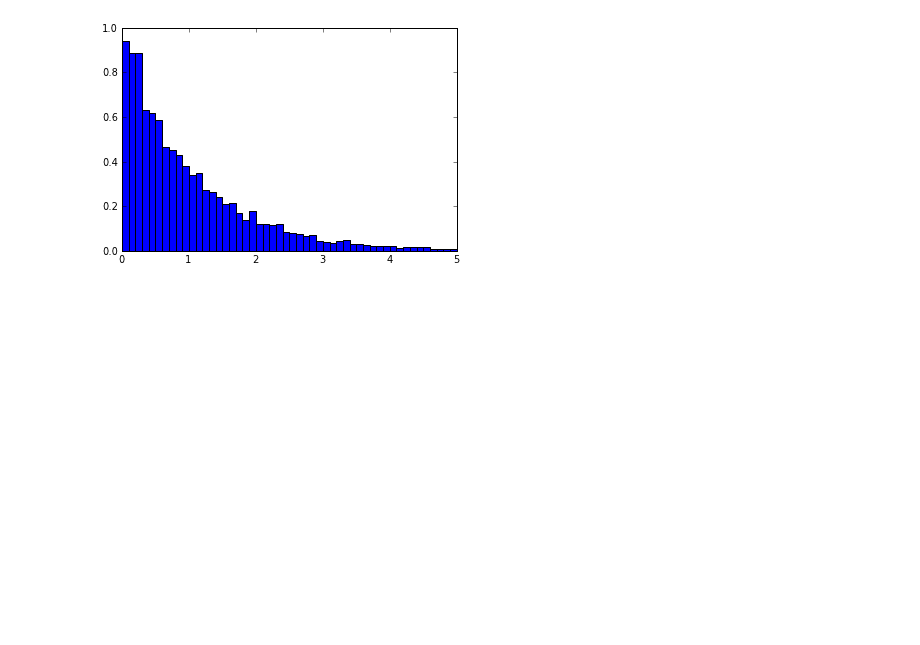
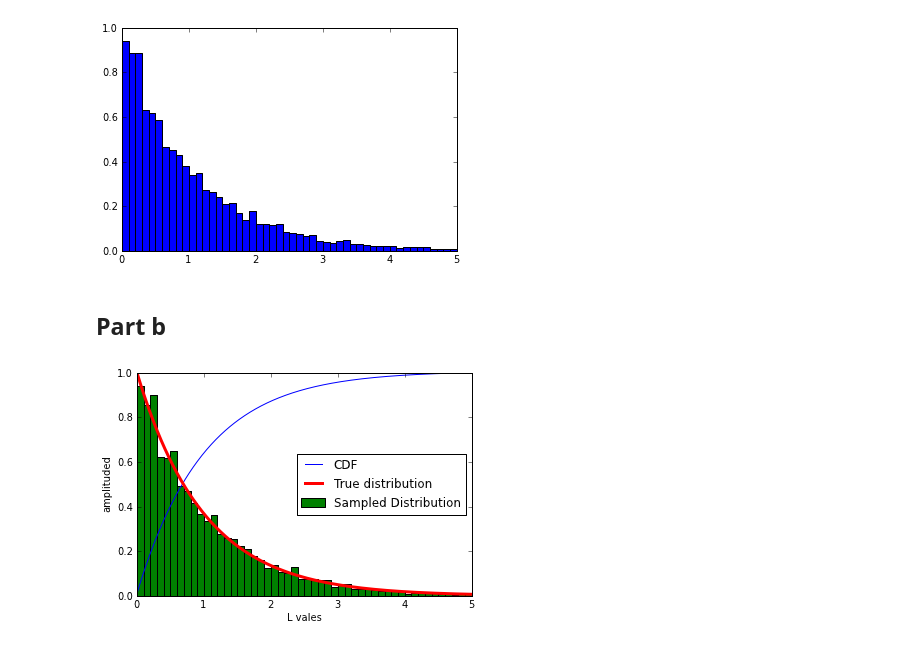
Before and after one commit to mmille60/PHYS202-SP2013, a Jupyter notebook: Week8/tuesday week7.ipynb, the cells around one changed output. Saved outputs shown, nothing was run; the diff lists cells and outputs as text; code cells hidden in the pictures; blank space fills up the shorter version.

```diff
--- a/Week8/tuesday week7.ipynb
+++ b/Week8/tuesday week7.ipynb
@@ -119,3 +122,28 @@ hist(new,50,normed=True,label="Sampled Distribution")
         4.4,  4.5,  4.6,  4.7,  4.8,  4.9,  5. ]),
  <a list of 50 Patch objects>)
 [figure]
+# %% [markdown]
+Part b
+----
+# %%
+C=1#this is lambda
+N=10000
+L = arange(0.,5+.01,0.01)
+z=numpy.random.random_sample(N);
+f=lambda L:C*exp(-C*L)
+#F=lambda L:-exp(-C*L)+1
+F1=cumsum(f(L))
+
+a=sum(f(L))
+F1=F1/a
+plot (L,F1,label='CDF')
+T=F1.searchsorted(z)
+new=L[T]
+plot(L,f(L),label='True distribution',lw=3,color='red')
+hist(new,50,normed=True,label="Sampled Distribution")
+legend(loc="best")
+xlabel("L vales")
+ylabel("amplituded")
+show()
+# %% [output]
+[figure, added]
```
Also changed, not shown: parts of 9 cells of this notebook, 2 other files.
